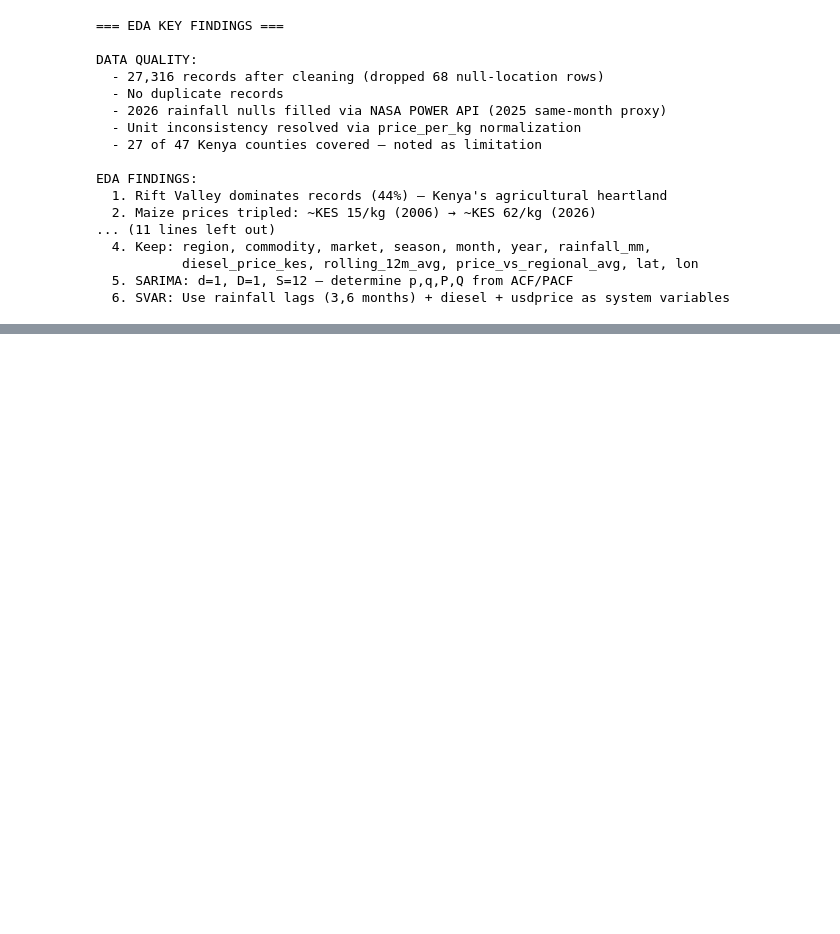
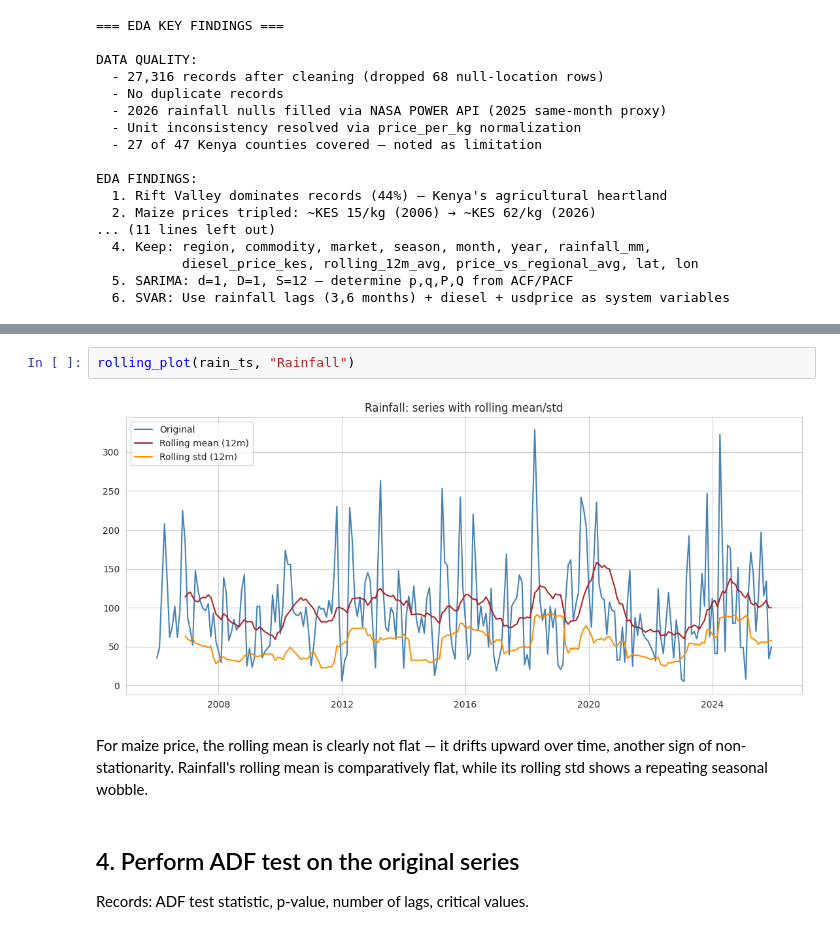
Before and after one commit to machange12/bei-smart, a Jupyter notebook: notebooks/eda/EDA_master.ipynb, the cells around one changed output, grey strips where cells are left out. Drawn from its saved outputs; the diff is of its cells as text; blank space fills up the shorter version.

```diff
--- a/notebooks/eda/EDA_master.ipynb
+++ b/notebooks/eda/EDA_master.ipynb
@@ -833,0 +941,9 @@ EDA FINDINGS:
+# %%
+rolling_plot(rain_ts, "Rainfall")
+# %% [output]
+[figure, added]
+# %% [markdown]
+For maize price, the rolling mean is clearly not flat — it drifts upward over time, another sign of non-stationarity. Rainfall's rolling mean is comparatively flat, while its rolling std shows a repeating seasonal wobble.
+# %% [markdown]
+## 4. Perform ADF test on the original series
+Records: ADF test statistic, p-value, number of lags, critical values.
```
Also changed, not shown: parts of 49 cells of this notebook.
